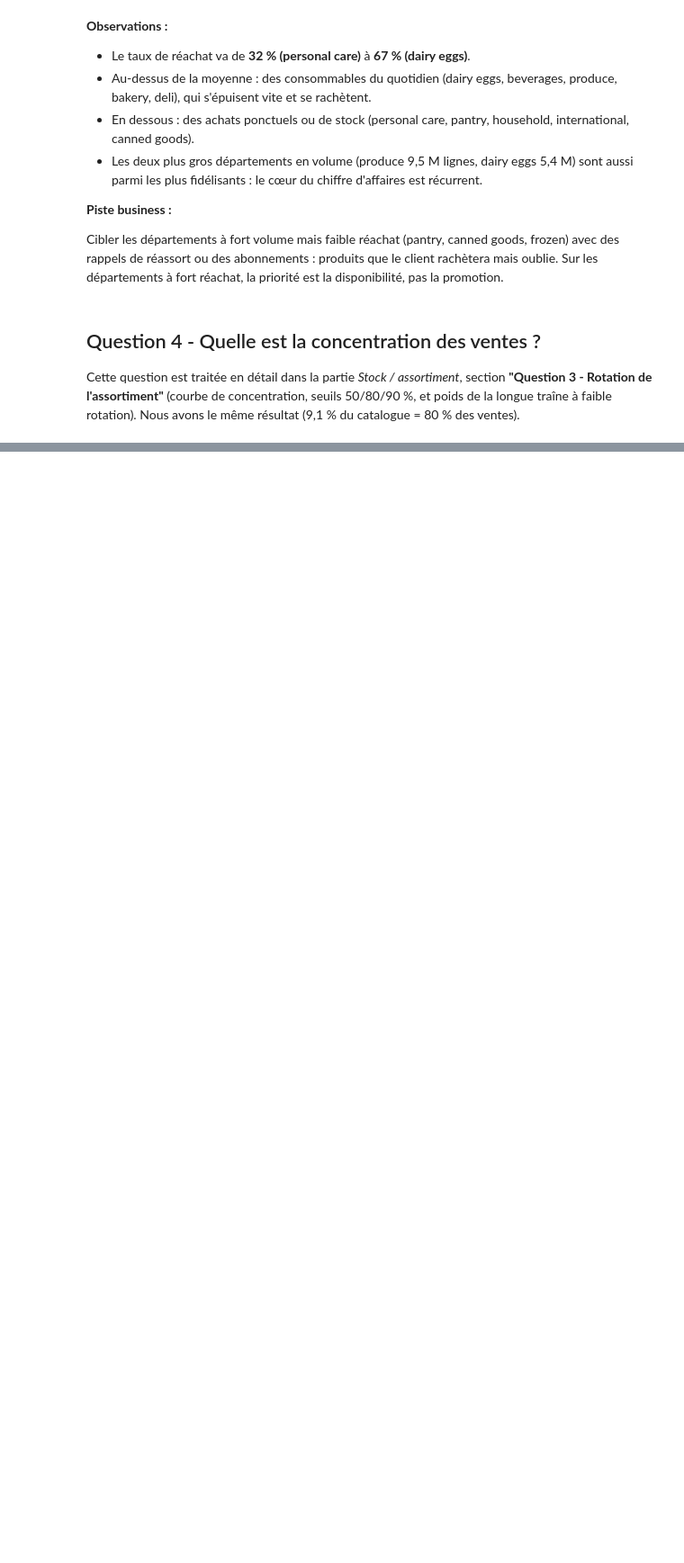
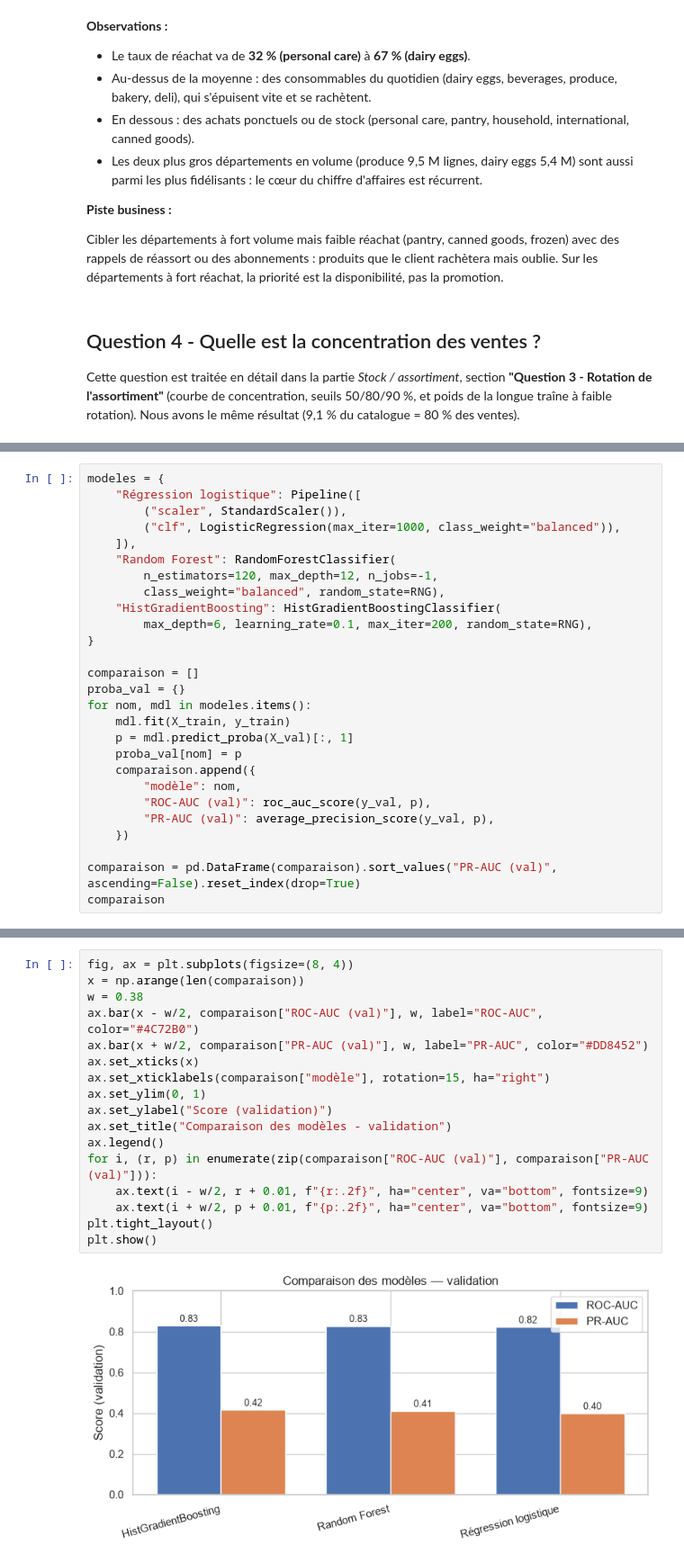
Before and after one commit to tranarivelo/joja-data-analysis, a Jupyter notebook: joja_analysis.ipynb, the cells around one changed output, grey strips where cells are left out. Shown at 90% size. Cells and saved outputs as stored; diff of their text form; blank space fills up the shorter version.

```diff
--- a/joja_analysis.ipynb
+++ b/joja_analysis.ipynb
@@ -1458,0 +1693,27 @@ Cette question est traitée en détail dans la partie *Stock / assortiment*, sec
+# %%
+modeles = {
+    "Régression logistique": Pipeline([
+        ("scaler", StandardScaler()),
+        ("clf", LogisticRegression(max_iter=1000, class_weight="balanced")),
+    ]),
+    "Random Forest": RandomForestClassifier(
+        n_estimators=120, max_depth=12, n_jobs=-1,
+        class_weight="balanced", random_state=RNG),
+    "HistGradientBoosting": HistGradientBoostingClassifier(
+        max_depth=6, learning_rate=0.1, max_iter=200, random_state=RNG),
+}
+
+comparaison = []
+proba_val = {}
+for nom, mdl in modeles.items():
+    mdl.fit(X_train, y_train)
+    p = mdl.predict_proba(X_val)[:, 1]
+    proba_val[nom] = p
+    comparaison.append({
+        "modèle": nom,
+        "ROC-AUC (val)": roc_auc_score(y_val, p),
+        "PR-AUC (val)": average_precision_score(y_val, p),
+    })
+
+comparaison = pd.DataFrame(comparaison).sort_values("PR-AUC (val)", ascending=False).reset_index(drop=True)
+comparaison
@@ -1458,0 +1725,19 @@ Cette question est traitée en détail dans la partie *Stock / assortiment*, sec
+# %%
+fig, ax = plt.subplots(figsize=(8, 4))
+x = np.arange(len(comparaison))
+w = 0.38
+ax.bar(x - w/2, comparaison["ROC-AUC (val)"], w, label="ROC-AUC", color="#4C72B0")
+ax.bar(x + w/2, comparaison["PR-AUC (val)"], w, label="PR-AUC", color="#DD8452")
+ax.set_xticks(x)
+ax.set_xticklabels(comparaison["modèle"], rotation=15, ha="right")
+ax.set_ylim(0, 1)
+ax.set_ylabel("Score (validation)")
+ax.set_title("Comparaison des modèles - validation")
+ax.legend()
+for i, (r, p) in enumerate(zip(comparaison["ROC-AUC (val)"], comparaison["PR-AUC (val)"])):
+    ax.text(i - w/2, r + 0.01, f"{r:.2f}", ha="center", va="bottom", fontsize=9)
+    ax.text(i + w/2, p + 0.01, f"{p:.2f}", ha="center", va="bottom", fontsize=9)
+plt.tight_layout()
+plt.show()
+# %% [output]
+[figure, added]
```
Also changed, not shown: parts of 20 cells of this notebook, 1 other file.
